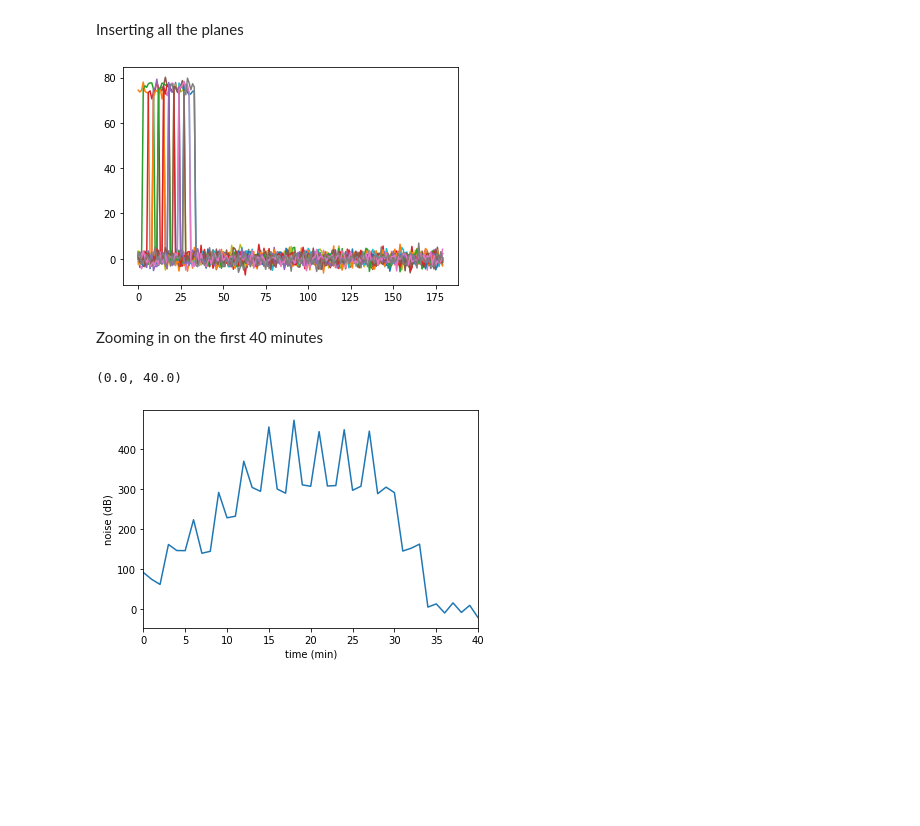
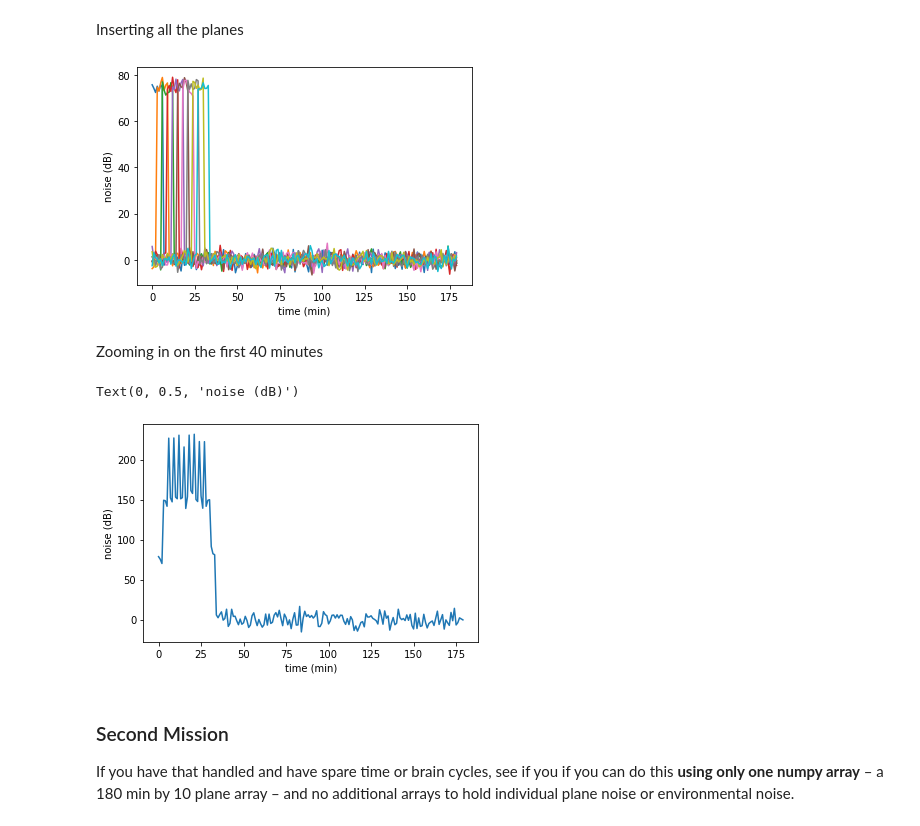
Before and after one commit to kzapalac/PythonTutorials, a Jupyter notebook: tutorial_ex_10/tutorial010Exercise.ipynb, the cells around one changed output. Saved outputs shown, nothing was run; the diff lists cells and outputs as text; code cells hidden in the pictures; blank space fills up the shorter version.

Commit message:
Completed the independent missions from tutorial and exercise 10.

```diff
--- a/tutorial_ex_10/tutorial010Exercise.ipynb
+++ b/tutorial_ex_10/tutorial010Exercise.ipynb
@@ -53,10 +367,11 @@ stop = start + noysMinPerPlane
 #make the noise profile\nextPLaneNoys = np.zeros((mornMins, 1))
 nextPlaneNoys = np.zeros((mornMins, 1)) # make reusable numpy array to hold the plane noise and environmental noise
 nextPlaneNoys[start:stop, :] = noysLevel # insert the uncorrupted plane noise for plane 1
-envNoys = noysVar*np.random.randn(mornMins, 1) # create environmental noise array with same dimensions as
-nextPlaneNoys = nextPlaneNoys + envNoys
+envNoys = noysVar*np.random.randn(mornMins, 1) # create environmental noise array with same dimensions as nextPlaneNoys
+planeNoys = nextPlaneNoys + envNoys #inserting the first plane noise into the large array
 
-#append it tour "all planes" array
-planeNoys = np.hstack((planeNoys, nextPlaneNoys))
+#plottiong to make sure it worked
 plt.plot(planeNoys)
+plt.xlabel('time (min)')
+plt.ylabel('noise (dB)')
 # %% [output]
@@ -111,7 +380,38 @@ plt.plot(planeNoys)
 # %% [markdown]
 Inserting all the planes
 # %%
-#######NEXT PLANE#######
+########### NEXT PLANE ##############
+#figure out start and stop of the first plane
+planeIndex = 1 # THIS IS THE ONLY THING WE SHOULD NEED TO CHANGE
+start = planeIndex*planeIntervalAM
+stop = start + noysMinPerPlane
+
+#make the noise profile\nextPLaneNoys = np.zeros((mornMins, 1))
+nextPlaneNoys = np.zeros((mornMins, 1)) # make reusable numpy array to hold the plane noise and environmental noise
+nextPlaneNoys[start:stop, :] = noysLevel # insert the uncorrupted plane noise for plane 1
+envNoys = noysVar*np.random.randn(mornMins, 1) # create environmental noise array with same dimensions as
+nextPlaneNoys = nextPlaneNoys + envNoys
+
+#append it tour "all planes" array
+planeNoys = np.hstack((planeNoys, nextPlaneNoys)) #now I have a 180x2 array
+
+########### NEXT PLANE ##############
+#figure out start and stop of the first plane
+planeIndex = 2 # THIS IS THE ONLY THING WE SHOULD NEED TO CHANGE
+start = planeIndex*planeIntervalAM
+stop = start + noysMinPerPlane
+
+#make the noise profile\nextPLaneNoys = np.zeros((mornMins, 1))
+nextPlaneNoys = np.zeros((mornMins, 1)) # make reusable numpy array to hold the plane noise and environmental noise
+nextPlaneNoys[start:stop, :] = noysLevel # insert the uncorrupted plane noise for plane 1
+envNoys = noysVar*np.random.randn(mornMins, 1) # create environmental noise array with same dimensions as
+nextPlaneNoys = nextPlaneNoys + envNoys
+
+#append it tour "all planes" array
+planeNoys = np.hstack((planeNoys, nextPlaneNoys))
+
+
+#######NEXT PLANE#########
 #figure out start and stop of the first plane
 planeIndex = 3 # THIS IS THE ONLY THING WE SHOULD NEED TO CHANGE
 start = planeIndex*planeIntervalAM
@@ -193,42 +493,46 @@ planeNoys = np.hstack((planeNoys, nextPlaneNoys))
 #figure out start and stop of the first plane
 planeIndex = 8 # THIS IS THE ONLY THING WE SHOULD NEED TO CHANGE
 start = planeIndex*planeIntervalAM
 stop = start + noysMinPerPlane
 
 #make the noise profile\nextPLaneNoys = np.zeros((mornMins, 1))
 nextPlaneNoys = np.zeros((mornMins, 1))
 nextPlaneNoys[start:stop, :] = noysLevel
 envNoys = noysVar*np.random.randn(mornMins, 1)
 nextPlaneNoys = nextPlaneNoys + envNoys
 
 #append it to our "all planes" array
 planeNoys = np.hstack((planeNoys, nextPlaneNoys))
 
 #######NEXT PLANE#######
 #figure out start and stop of the first plane
 planeIndex = 9 # THIS IS THE ONLY THING WE SHOULD NEED TO CHANGE
 start = planeIndex*planeIntervalAM
 stop = start + noysMinPerPlane
 
 #make the noise profile\nextPLaneNoys = np.zeros((mornMins, 1))
 nextPlaneNoys = np.zeros((mornMins, 1))
 nextPlaneNoys[start:stop, :] = noysLevel
 envNoys = noysVar*np.random.randn(mornMins, 1)
 nextPlaneNoys = nextPlaneNoys + envNoys
 
 #append it to our "all planes" array
 planeNoys = np.hstack((planeNoys, nextPlaneNoys))
 plt.plot(planeNoys);
+plt.xlabel('time (min)');
+plt.ylabel('noise (dB)');
 # %% [output]
-[figure, old version]
+[figure, new version]
 # %% [markdown]
 Zooming in on the first 40 minutes
 # %%
-#Let's zoom in on the first 40 minutes of poor Nestor's morning
+#Total noise over time
 plt.plot(np.sum(planeNoys, 1)); # and plot (use the terminal semicolon so you get ONLY the
 plt.xlabel('time (min)')
 plt.ylabel('noise (dB)')
-plt.xlim([0,40]) #zoom in on the first 40 minutes
 # %% [output]
-(0.0, 40.0)
+Text(0, 0.5, 'noise (dB)')
-[figure, old version]
+[figure, new version]
+# %% [markdown]
+### Second Mission
+If you have that handled and have spare time or brain cycles, see if you if you can do this **using only one numpy array** – a 180 min by 10 plane array – and no additional arrays to hold individual plane noise or environmental noise.
```
Also changed, not shown: parts of 42 cells of this notebook.
